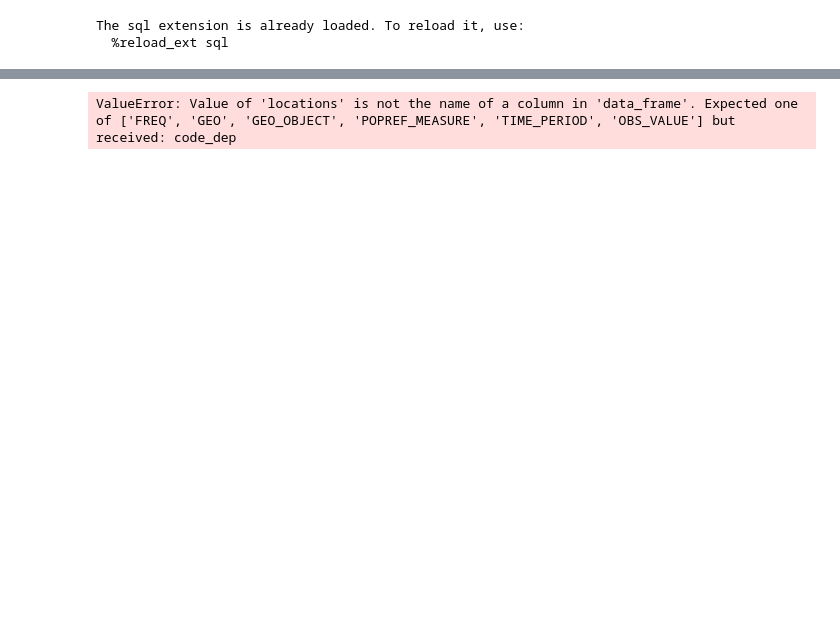
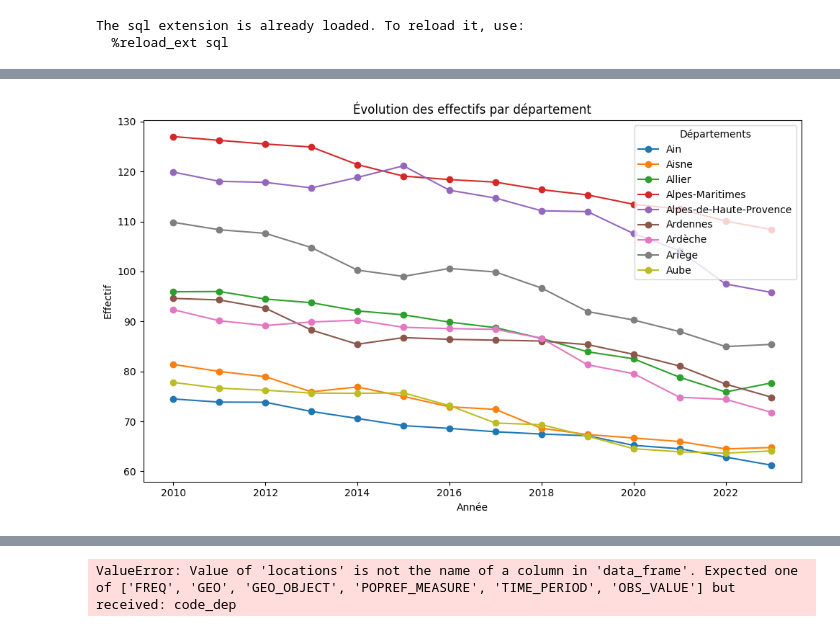
Before and after one commit to mariesibillini-hub/pfr_demomedecins, a Jupyter notebook: test.ipynb, the cells around one changed output, grey strips where cells are left out. Drawn from its saved outputs; the diff is of its cells as text; code cells hidden in the pictures; blank space fills up the shorter version.

```diff
--- a/test.ipynb
+++ b/test.ipynb
@@ -342,0 +144,13 @@ Index(['FREQ', 'GEO', 'GEO_OBJECT', 'POPREF_MEASURE', 'TIME_PERIOD',
+# %%
+df_med = df1
+df_med = df_med[df_med["secteur_conventionnel"] == "_T"]
+df_med = df_med[["code_dep", "annee", "libelle_dep", "effectif_medecins"]]
+# %%
+df_pop = df2
+df_deces = df3
+df_deces = df_deces[(df_deces["age"] == "_T") & (df_deces["type_mesure"] == "DTH_PLACE_RES")]
+df_deces = df_deces[["code_dep", "annee", "nombre_deces"]]
+# %%
+df_densite_totale = (df_med.merge(df_pop, on=["code_dep", "annee"], how="inner")
+                            .merge(df_deces, on=["code_dep", "annee"], how="inner"))
+df_densite_totale["densite_medicale_100k"] = df_densite_totale["effectif_medecins"] / df_densite_totale["nombre_residents"] * 100000
@@ -342,0 +166,19 @@ Index(['FREQ', 'GEO', 'GEO_OBJECT', 'POPREF_MEASURE', 'TIME_PERIOD',
+# %%
+import matplotlib.pyplot as plt
+fig, ax = plt.subplots(figsize=(10,6))
+x = 0
+for dept, groupe in df_densite_totale.groupby('libelle_dep'):
+    x += 1
+    if x < 10:
+        ax.plot(groupe['annee'], groupe['densite_medicale_100k'], marker='o', label=dept)
+    else:
+        break
+
+ax.set_title("Évolution des effectifs par département")
+ax.set_xlabel("Année")
+ax.set_ylabel("Effectif")
+ax.legend(title="Départements")
+plt.tight_layout()
+plt.show()
+# %% [output]
+[figure, added]
```
Also changed, not shown: parts of 23 cells of this notebook, 4 other files.
